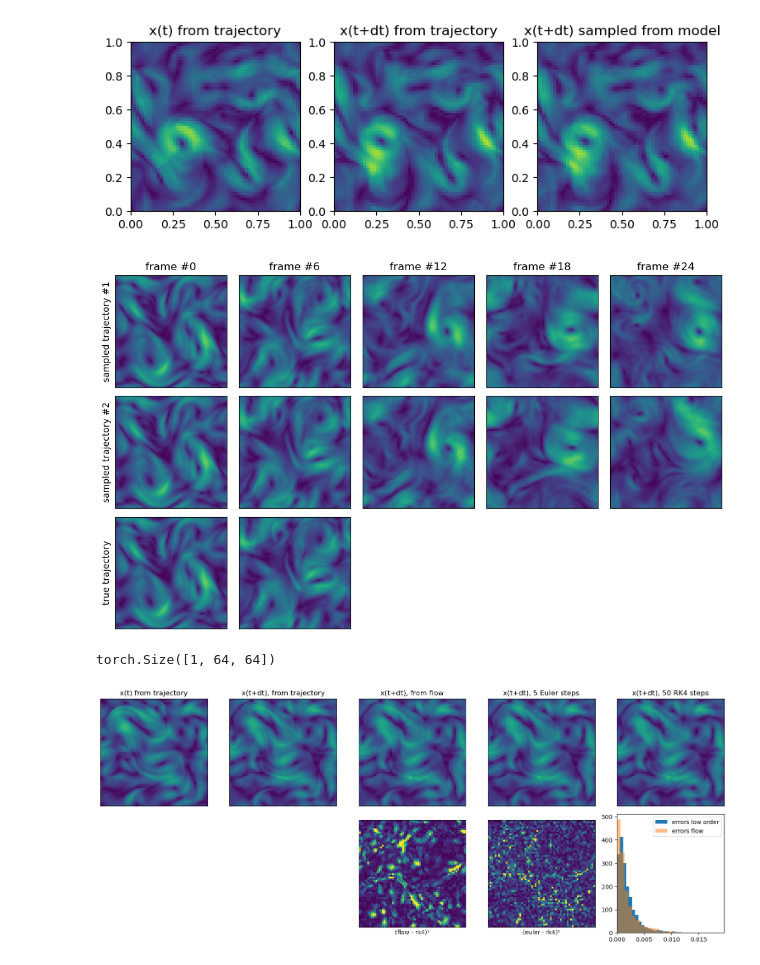
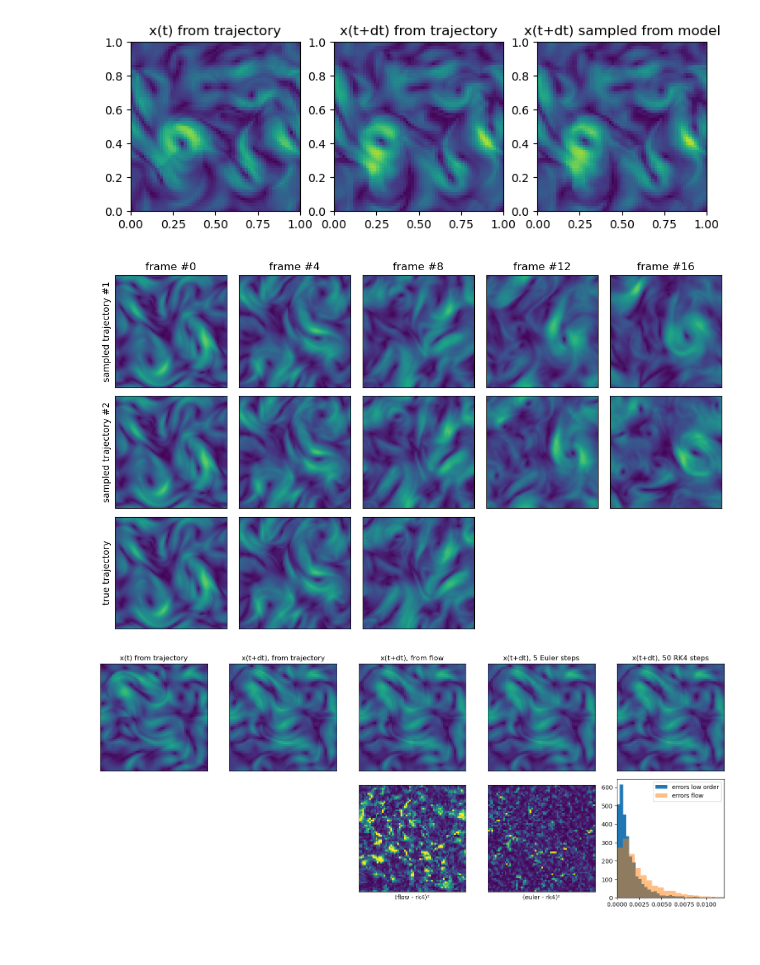
Before and after one commit to graps1/flow-matching-for-time-series, a Jupyter notebook: src/fmfts/experiments/ns2d/visualization.ipynb, the cells around one changed output. Cells and saved outputs as stored; diff of their text form; code cells hidden in the pictures.

```diff
--- a/src/fmfts/experiments/ns2d/visualization.ipynb
+++ b/src/fmfts/experiments/ns2d/visualization.ipynb
@@ -2,6 +2,7 @@
 import torch
 import matplotlib.pyplot as plt
 import fmfts.experiments.ns2d.training_parameters as params
+import copy
 from fmfts.experiments.ns2d.models import VelocityModelNS2D, FlowModelNS2D, SingleStepModelNS2D
 from fmfts.dataloader.ns2d import DatasetNS2D
 params = params.TrainingParameters()
@@ -11,9 +12,10 @@ torch.set_default_device("cuda")
 
 velocity = VelocityModelNS2D(features = params.features_velocity)
 velocity.load_state_dict(torch.load("trained_models/state_velocity.pt", weights_only=True)["model"])
-flow = FlowModelNS2D(velocity_model = velocity, features = params.features_flow)
+flow = FlowModelNS2D(velocity_model = copy.deepcopy(velocity), features = params.features_flow)
 flow.load_state_dict(torch.load("trained_models/state_flow.pt", weights_only=True)["model"])
-single_step = SingleStepModelNS2D(velocity_model = velocity, features = params.features_single_step)
+single_step = SingleStepModelNS2D(velocity_model = copy.deepcopy(velocity),
+                                  features = params.features_single_step)
 single_step.load_state_dict(torch.load("trained_models/state_single_step.pt", weights_only=True)["model"])
 dataset_test = DatasetNS2D(mode = "test")
 # %%
@@ -36,51 +38,51 @@ plt.show()
 # %%
 # demonstrates how one can generate multiple trajectories
 n_trajectories = 2
-n_predictions = 30
+n_predictions = 20
 y = dataset_test.get(12, 0, sequence_len=10)
 
 xs = torch.empty(n_predictions, n_trajectories, *y.shape[1:])
 xs[0,:] = y[0].clone()
 for k in range(n_predictions-1):
-    # xs[k+1] = velocity.sample(xs[k], steps=10, method="midpoint")
-    xs[k+1] = flow.sample(xs[k], steps=5)
-    # xs[k+1] = single_step.sample(xs[k])
+    # xs[k+1] = velocity.sample(xs[k], steps=1, method="midpoint")
+    xs[k+1,0,None] = flow.sample(xs[k,0,None], steps=1)
+    xs[k+1,1,None] = velocity.sample(xs[k,1,None], steps=5, method="midpoint")
 
 # plotting
 n_plots   = 5
 
 fig, ax = plt.subplots(n_trajectories + 1, n_plots, figsize=(n_plots*2, (n_trajectories+1)*2))
 for k in range(n_trajectories):
     for i in range(n_plots):
         l = i * n_predictions // n_plots
         dataset_test.plot(xs[l, k], ax[k, i])
         ax[k, i].set_xticks([])
         ax[k, i].set_yticks([])
     ax[k,0].set_ylabel(f"sampled trajectory #{k+1}")
 
 for i in range(n_plots):
     l = i * n_predictions // n_plots
     if l < len(y):
         dataset_test.plot(y[l], ax[-1, i])
         ax[-1, i].set_xticks([])
         ax[-1, i].set_yticks([])
     else:
         ax[-1, i].remove()
 
     ax[0, i].set_title(f"frame #{l}")
 ax[-1, 0].set_ylabel("true trajectory")
 
 plt.tight_layout()
 plt.show()
 # %% [output]
-[figure, old version]
+[figure, new version]
 # %%
 # demonstrates how one can predict a single sample
 y, x = dataset_test.get(10, 0, sequence_len=2)
 y, x = y.unsqueeze(0), x.unsqueeze(0)
 x0 = flow.p0.sample(y.shape).to("cuda")
-# x_pred_f = flow.sample(y, steps=2, x0=x0)
-x_pred_f = single_step.sample(y, x0=x0)
+x_pred_f = flow.sample(y, steps=1, x0=x0)
+# x_pred_f = single_step.sample(y, x0=x0)
 x_pred_v_lo = flow.v.sample(y, steps= 5, x0=x0, method="euler")
 x_pred_v_ho = flow.v.sample(y, steps=50, x0=x0, method="rk4")
 
@@ -120,5 +122,4 @@ ax[1,3].set_xlabel("(euler - rk4)²")
 plt.tight_layout()
 plt.show()
 # %% [output]
-torch.Size([1, 64, 64])
-[figure, old version]
+[figure, new version]
```
Also changed, not shown: 7 other files.
